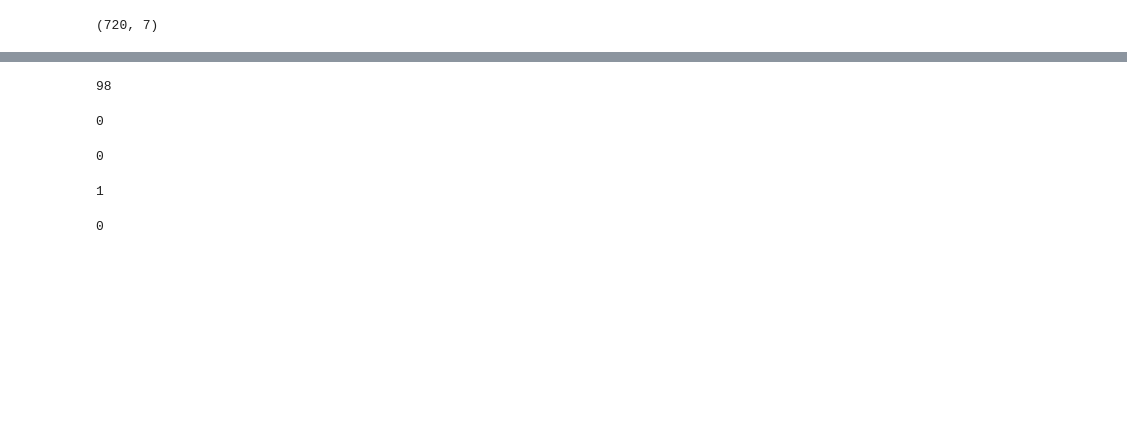
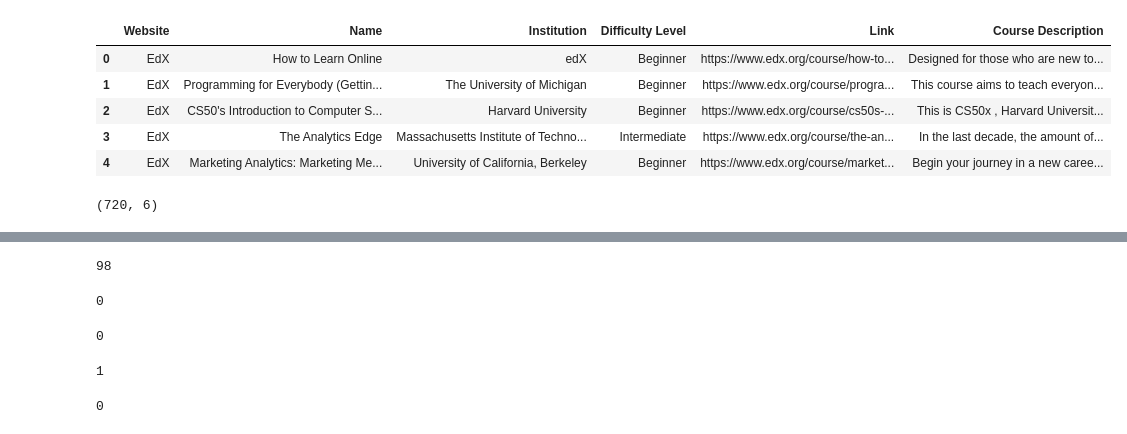
Before and after one commit to DafinaZaka/RS-Online-Learning-Platform, a Jupyter notebook: recommender.ipynb, the cells around one changed output, grey strips where cells are left out. Saved outputs shown, nothing was run; the diff lists cells and outputs as text; code cells hidden in the pictures; blank space fills up the shorter version.

```diff
--- a/recommender.ipynb
+++ b/recommender.ipynb
@@ -54,7 +47,20 @@ edx.head(5)
+# %%
+edx = edx.rename(columns={"University": "Institution"})
+edx['Course Description'] = edx['Course Description'] + edx['About']
+# Keeping important columns for recommendation
+edx = edx[['Website','Name','Institution','Difficulty Level','Link','Course Description']]
+edx.head(5)
+# %% [output]
+|  | Website | Name | Institution | Difficulty Level | Link | Course Description |
+| 0 | EdX | How to Learn Online | edX | Beginner | https://www.edx.org/course/how-to... | Designed for those who are new to... |
+| 1 | EdX | Programming for Everybody (Gettin... | The University of Michigan | Beginner | https://www.edx.org/course/progra... | This course aims to teach everyon... |
+| 2 | EdX | CS50's Introduction to Computer S... | Harvard University | Beginner | https://www.edx.org/course/cs50s-... | This is CS50x , Harvard Universit... |
+| 3 | EdX | The Analytics Edge | Massachusetts Institute of Techno... | Intermediate | https://www.edx.org/course/the-an... | In the last decade, the amount of... |
+| 4 | EdX | Marketing Analytics: Marketing Me... | University of California, Berkeley | Beginner | https://www.edx.org/course/market... | Begin your journey in a new caree... |
 # %%
 edx.shape
 # %% [output]
-(720, 7)
+(720, 6)
 # %%
 udacity = udacity.rename(columns={"School": "Institution"})
 udacity = udacity.rename(columns={"Rating": "Course Rating"})
```
Also changed, not shown: parts of 8 cells of this notebook.
